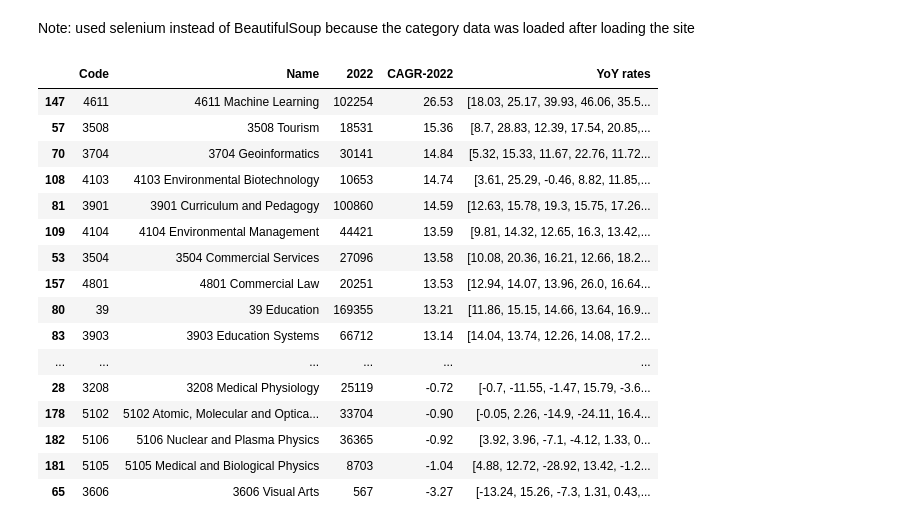
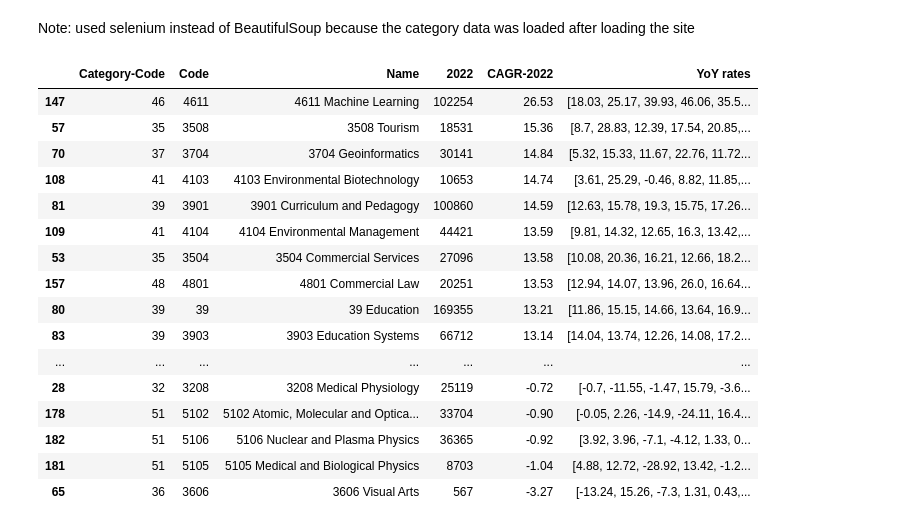
Before and after one commit to yying1/Py_personal, a Jupyter notebook: Learning/Other/Analyze Research Publication Data to Identify Trends.ipynb, the cells around one changed output. Cells and saved outputs as stored; diff of their text form; code cells hidden in the pictures.

```diff
--- a/Learning/Other/Analyze Research Publication Data to Identify Trends.ipynb
+++ b/Learning/Other/Analyze Research Publication Data to Identify Trends.ipynb
@@ -93,6 +93,7 @@ for key,value in research_data.items():
 # %%
 df_data['CAGR-2022'] = ((df_data[2022]/df_data[2014])**(1/8)-1)*100
 df_data['CAGR-2022'] = df_data['CAGR-2022'].astype(float).round(2)
+df_data['Category-Code'] = df_data.apply(lambda x: str(x['Code'])[0:2], axis=1)
 def get_rates(year_list):
     result = []
     for i in range(1, len(year_list)):
@@ -103,22 +104,22 @@ def get_rates(year_list):
 df_data['YoY rates'] = df_data.apply(lambda x: get_rates([x[2014], x[2015],x[2016],x[2017],x[2018],x[2019],x[2020], x[2021], x[2022]]), axis=1)
 # %%
 with pd.option_context('display.max_rows', None,'display.max_columns', None):
-    display(df_data.sort_values(by='CAGR-2022', ascending=False)[['Code','Name',2022,'CAGR-2022','YoY rates']])
+    display(df_data.sort_values(by='CAGR-2022', ascending=False)[['Category-Code','Code','Name',2022,'CAGR-2022','YoY rates']])
 # %% [output]
-|  | Code | Name | 2022 | CAGR-2022 | YoY rates |
-| 147 | 4611 | 4611 Machine Learning | 102254 | 26.53 | [18.03, 25.17, 39.93, 46.06, 35.5... |
-| 57 | 3508 | 3508 Tourism | 18531 | 15.36 | [8.7, 28.83, 12.39, 17.54, 20.85,... |
-| 70 | 3704 | 3704 Geoinformatics | 30141 | 14.84 | [5.32, 15.33, 11.67, 22.76, 11.72... |
-| 108 | 4103 | 4103 Environmental Biotechnology | 10653 | 14.74 | [3.61, 25.29, -0.46, 8.82, 11.85,... |
-| 81 | 3901 | 3901 Curriculum and Pedagogy | 100860 | 14.59 | [12.63, 15.78, 19.3, 15.75, 17.26... |
-| 109 | 4104 | 4104 Environmental Management | 44421 | 13.59 | [9.81, 14.32, 12.65, 16.3, 13.42,... |
-| 53 | 3504 | 3504 Commercial Services | 27096 | 13.58 | [10.08, 20.36, 16.21, 12.66, 18.2... |
-| 157 | 4801 | 4801 Commercial Law | 20251 | 13.53 | [12.94, 14.07, 13.96, 26.0, 16.64... |
-| 80 | 39 | 39 Education | 169355 | 13.21 | [11.86, 15.15, 14.66, 13.64, 16.9... |
-| 83 | 3903 | 3903 Education Systems | 66712 | 13.14 | [14.04, 13.74, 12.26, 14.08, 17.2... |
-| ... | ... | ... | ... | ... | ... |
-| 28 | 3208 | 3208 Medical Physiology | 25119 | -0.72 | [-0.7, -11.55, -1.47, 15.79, -3.6... |
-| 178 | 5102 | 5102 Atomic, Molecular and Optica... | 33704 | -0.90 | [-0.05, 2.26, -14.9, -24.11, 16.4... |
-| 182 | 5106 | 5106 Nuclear and Plasma Physics | 36365 | -0.92 | [3.92, 3.96, -7.1, -4.12, 1.33, 0... |
-| 181 | 5105 | 5105 Medical and Biological Physics | 8703 | -1.04 | [4.88, 12.72, -28.92, 13.42, -1.2... |
-| 65 | 3606 | 3606 Visual Arts | 567 | -3.27 | [-13.24, 15.26, -7.3, 1.31, 0.43,... |
+|  | Category-Code | Code | Name | 2022 | CAGR-2022 | YoY rates |
+| 147 | 46 | 4611 | 4611 Machine Learning | 102254 | 26.53 | [18.03, 25.17, 39.93, 46.06, 35.5... |
+| 57 | 35 | 3508 | 3508 Tourism | 18531 | 15.36 | [8.7, 28.83, 12.39, 17.54, 20.85,... |
+| 70 | 37 | 3704 | 3704 Geoinformatics | 30141 | 14.84 | [5.32, 15.33, 11.67, 22.76, 11.72... |
+| 108 | 41 | 4103 | 4103 Environmental Biotechnology | 10653 | 14.74 | [3.61, 25.29, -0.46, 8.82, 11.85,... |
+| 81 | 39 | 3901 | 3901 Curriculum and Pedagogy | 100860 | 14.59 | [12.63, 15.78, 19.3, 15.75, 17.26... |
+| 109 | 41 | 4104 | 4104 Environmental Management | 44421 | 13.59 | [9.81, 14.32, 12.65, 16.3, 13.42,... |
+| 53 | 35 | 3504 | 3504 Commercial Services | 27096 | 13.58 | [10.08, 20.36, 16.21, 12.66, 18.2... |
+| 157 | 48 | 4801 | 4801 Commercial Law | 20251 | 13.53 | [12.94, 14.07, 13.96, 26.0, 16.64... |
+| 80 | 39 | 39 | 39 Education | 169355 | 13.21 | [11.86, 15.15, 14.66, 13.64, 16.9... |
+| 83 | 39 | 3903 | 3903 Education Systems | 66712 | 13.14 | [14.04, 13.74, 12.26, 14.08, 17.2... |
+| ... | ... | ... | ... | ... | ... | ... |
+| 28 | 32 | 3208 | 3208 Medical Physiology | 25119 | -0.72 | [-0.7, -11.55, -1.47, 15.79, -3.6... |
+| 178 | 51 | 5102 | 5102 Atomic, Molecular and Optica... | 33704 | -0.90 | [-0.05, 2.26, -14.9, -24.11, 16.4... |
+| 182 | 51 | 5106 | 5106 Nuclear and Plasma Physics | 36365 | -0.92 | [3.92, 3.96, -7.1, -4.12, 1.33, 0... |
+| 181 | 51 | 5105 | 5105 Medical and Biological Physics | 8703 | -1.04 | [4.88, 12.72, -28.92, 13.42, -1.2... |
+| 65 | 36 | 3606 | 3606 Visual Arts | 567 | -3.27 | [-13.24, 15.26, -7.3, 1.31, 0.43,... |
```
Also changed, not shown: parts of 2 cells of this notebook.
